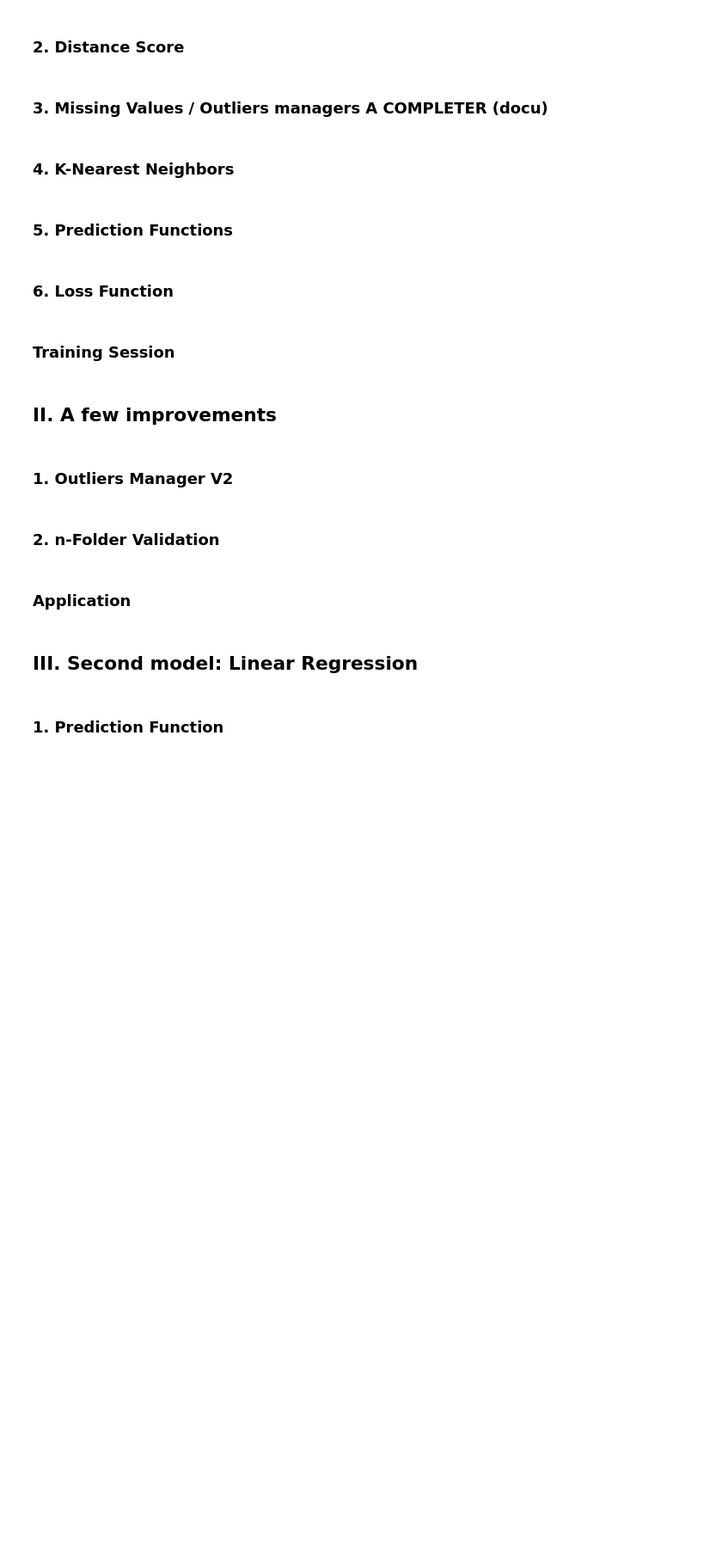
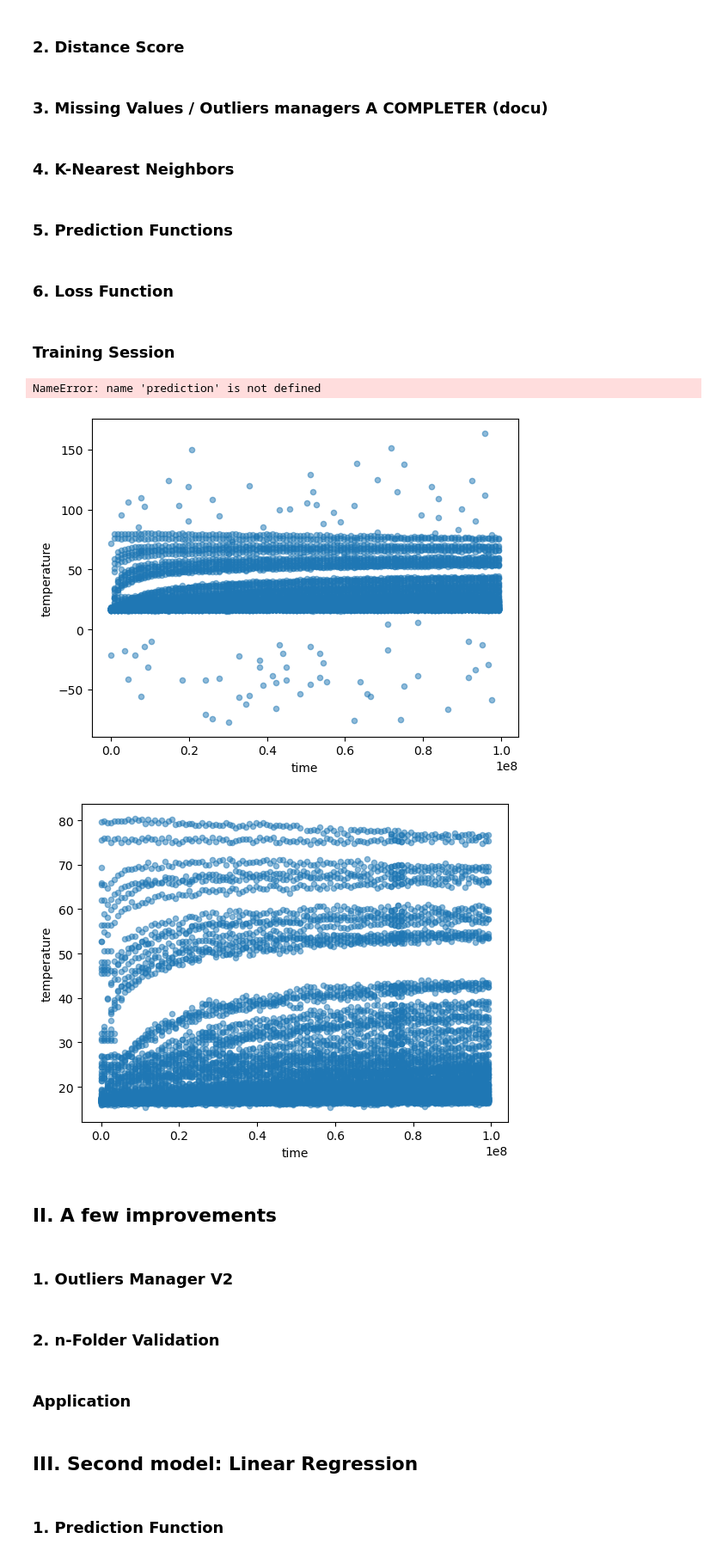
Before and after one commit to Username212305/ML_project_final, a Jupyter notebook: final.ipynb, the cells around one changed output. Shown at 86% size. Drawn from its saved outputs; the diff is of its cells as text; code cells hidden in the pictures; blank space fills up the shorter version.

```diff
--- a/final.ipynb
+++ b/final.ipynb
@@ -166,8 +166,9 @@ def window_cleaning(rows: pd.DataFrame, margin: float = 1.5) -> pd.DataFrame:
 
     i = 0
     for _, row in rows.iterrows():
-        if not row["temperature"] or (row["temperature"] < lb) or (row["temperature"] > ub):
+        if (row["temperature"] < lb) or (row["temperature"] > ub):
             rows.iat[i, 2] = med
+        rows.fillna(med)
         i += 1
 
     return rows
@@ -194,22 +195,21 @@ def preprocessing(sensors_set: pd.DataFrame, window: int = 30, margin: float = 1
 
         for pow in range(3):
 
-            pow = pow / 3
             rows = sensors_set.loc[sample] # All the temperatures of a given sample
-            n = rows.shape[0]
-            rows = rows.iloc[int(n*pow) : int(n*(pow + 1/3))] # for a given power
+            n = int(rows.shape[0]/3)
+            rows = rows.iloc[int(n*pow) : int(n*(pow + 1))] # for a given power
 
 
             for t in range(0, n - window, window): # for each time-window
 
-                rows = rows.query("@t*864000 <= time < (@t + @window)*864000")
-                new_set = pd.concat([new_set, window_cleaning(rows=rows, margin=margin)])
+                window_rows = rows.query("@t*864000 <= time < (@t + @window)*864000")
+                new_set = pd.concat([new_set, window_cleaning(rows=window_rows, margin=margin)])
 
 
             # Last rows cleaning: we may have missed some values with our window-long steps
             t = n - window
-            rows = rows.query("@t*864000 <= time < (@t + @window)*864000")
-            new_set = pd.concat([new_set,window_cleaning(rows=rows, margin=margin)])
+            window_rows = rows.query("@t*864000 <= time")
+            new_set = pd.concat([new_set,window_cleaning(rows=window_rows, margin=margin)])
 
     return new_set
 # %% [markdown]
@@ -370,34 +370,41 @@ train_sensors_coo = train_sensors.drop(labels=validation_sensors_coo.index)
 # Validation/ train values' sets partition, ignoring unknown data of validation,
 # and replacing them in training set
 validation_samples_with_temp = training_data.loc[validation_sensors_coo.index].dropna()
+
+training_data.drop(validation_sensors_coo.index).query('time < 1e8').plot.scatter(x="time", y="temperature", alpha=0.5)
 train_samples_with_temp = preprocessing(training_data.drop(validation_sensors_coo.index))
+train_samples_with_temp.plot.scatter(x="time", y="temperature", alpha=0.5)
 
 # We "forget" the temperature values of the validation set
 validation_samples = validation_samples_with_temp.drop(columns=["temperature"])
 
 # Initialisation of neighbors_dict, which will stock the rows of the sensors with their scores
 # to each given sample already evaluated.
 neighbors_dict = {}
 
 
 """Let's train our model!"""
 
 for k in range(5,10):
     validation_samples_with_pred = prediction(
         validation_set_coo = validation_sensors_coo,
         validation_set_times = validation_samples,
         train_set_coo = train_sensors_coo,
         train_set_values = train_samples_with_temp,
         distance_fn = eucli_dist,
         k = k)
 
 
     """Let's evaluate it!"""
     get_loss = loss(
         ground_truths = validation_samples_with_temp,
         prediction_set= validation_samples_with_pred)
 
     print(f"Value of k: {k} \n Loss: {get_loss} \n --------- \n")
+# %% [output]
+NameError: name 'prediction' is not defined
+[figure, added]
+[figure, added]
 # %% [markdown]
 ## II. A few improvements
 # %% [markdown]
```
